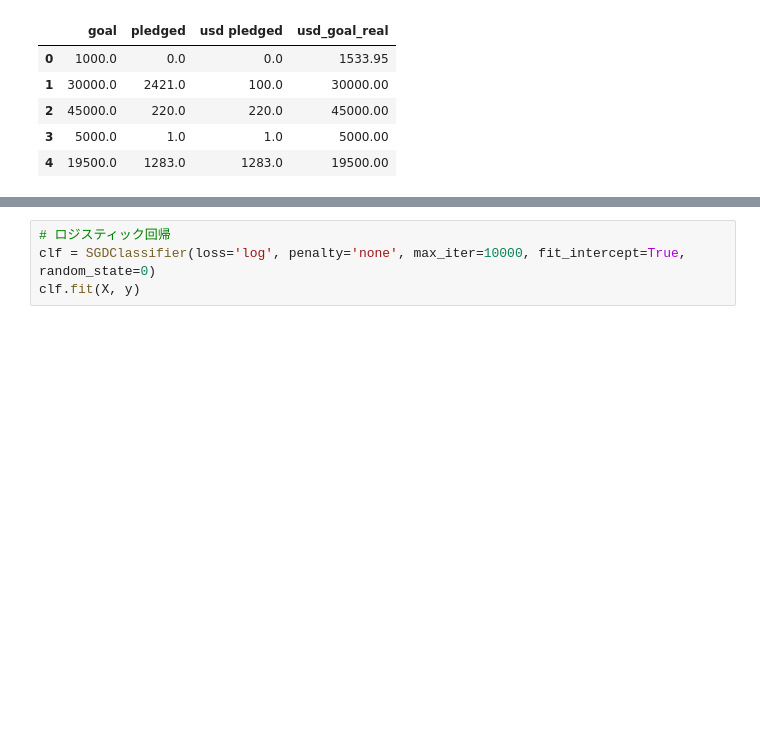
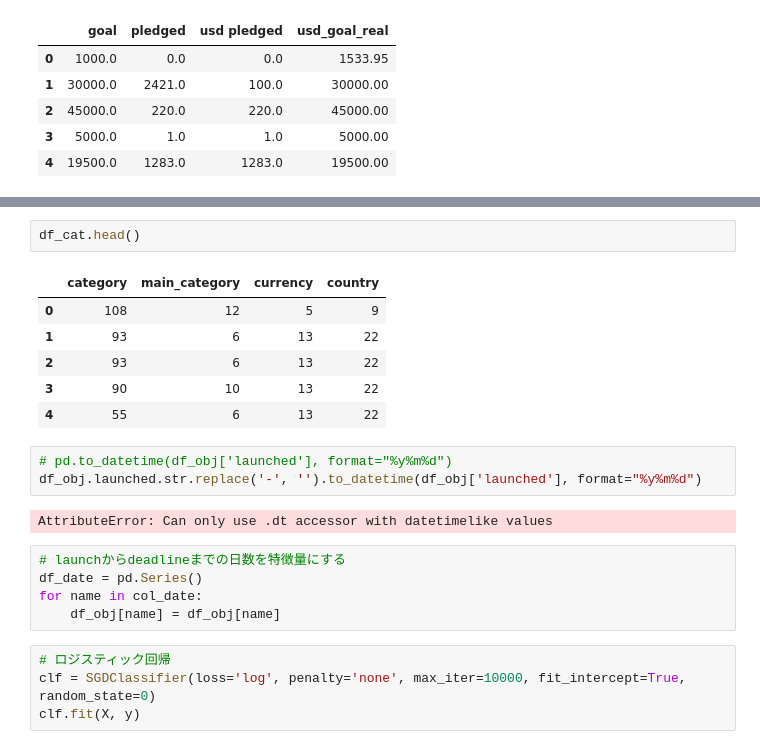
Before and after one commit to dychi/skillup-ai, a Jupyter notebook: kickstarter/Day1_work_山岡大地.ipynb, the cells around one changed output, grey strips where cells are left out. Cells and saved outputs as stored; diff of their text form; blank space fills up the shorter version.

```diff
--- a/kickstarter/Day1_work_山岡大地.ipynb
+++ b/kickstarter/Day1_work_山岡大地.ipynb
@@ -101,3 +119,22 @@ X.head()
+# %%
+df_cat.head()
+# %% [output]
+|  | category | main_category | currency | country |
+| 0 | 108 | 12 | 5 | 9 |
+| 1 | 93 | 6 | 13 | 22 |
+| 2 | 93 | 6 | 13 | 22 |
+| 3 | 90 | 10 | 13 | 22 |
+| 4 | 55 | 6 | 13 | 22 |
+# %%
+# pd.to_datetime(df_obj['launched'], format="%y%m%d")
+df_obj.launched.str.replace('-', '').to_datetime(df_obj['launched'], format="%y%m%d")
+# %% [output]
+AttributeError: Can only use .dt accessor with datetimelike values
+# %%
+# launchからdeadlineまでの日数を特徴量にする
+df_date = pd.Series()
+for name in col_date:
+    df_obj[name] = df_obj[name]
 # %%
 # ロジスティック回帰
 clf = SGDClassifier(loss='log', penalty='none', max_iter=10000, fit_intercept=True, random_state=0)
```
Also changed, not shown: parts of 7 cells of this notebook.
